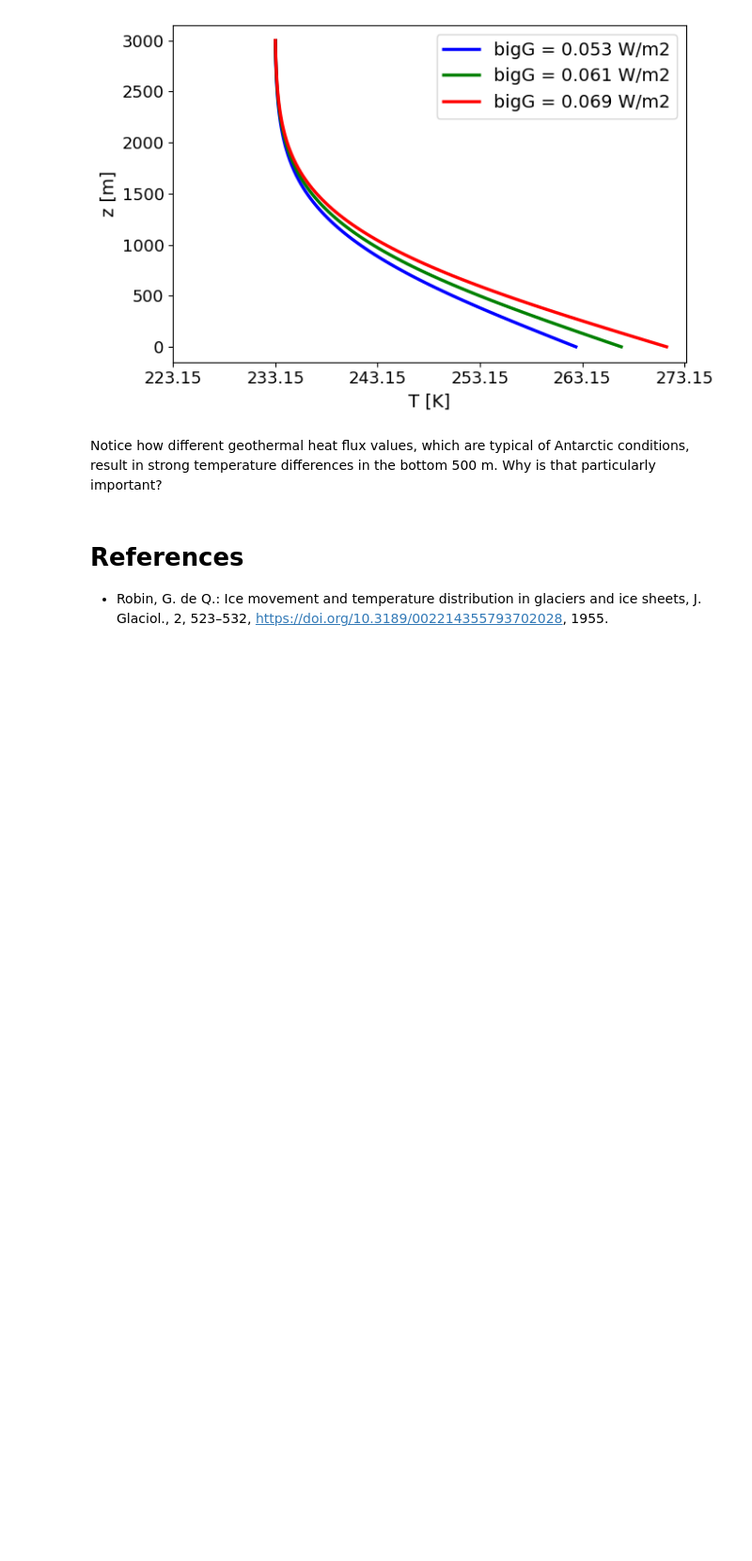
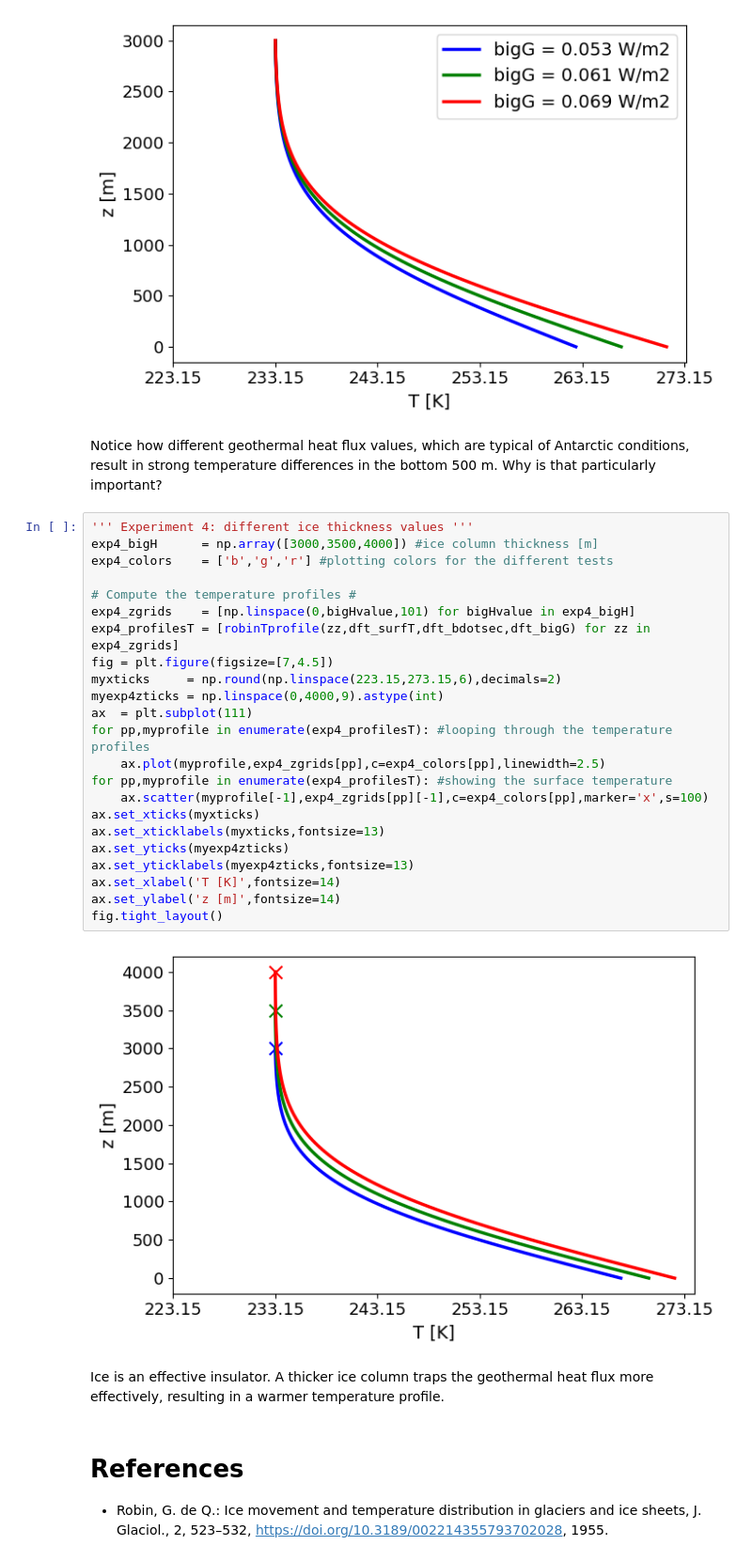
Before and after one commit to vverjans/IceThermodynamics2023, a Jupyter notebook: solutionRobin.ipynb, the cells around one changed output. Shown: that part at 94% size. Drawn from its saved outputs; the diff is of its cells as text; blank space fills up the shorter version.

Commit message:
Adding experiment with different H

```diff
--- a/solutionRobin.ipynb
+++ b/solutionRobin.ipynb
@@ -200,6 +200,33 @@ fig.tight_layout()
 [figure]
 # %% [markdown]
 Notice how different geothermal heat flux values, which are typical of Antarctic conditions, result in strong temperature differences in the bottom 500 m. Why is that particularly important?
+# %%
+''' Experiment 4: different ice thickness values '''
+exp4_bigH      = np.array([3000,3500,4000]) #ice column thickness [m]
+exp4_colors    = ['b','g','r'] #plotting colors for the different tests
+
+# Compute the temperature profiles #
+exp4_zgrids    = [np.linspace(0,bigHvalue,101) for bigHvalue in exp4_bigH]
+exp4_profilesT = [robinTprofile(zz,dft_surfT,dft_bdotsec,dft_bigG) for zz in exp4_zgrids]
+fig = plt.figure(figsize=[7,4.5])
+myxticks     = np.round(np.linspace(223.15,273.15,6),decimals=2)
+myexp4zticks = np.linspace(0,4000,9).astype(int)
+ax  = plt.subplot(111)
+for pp,myprofile in enumerate(exp4_profilesT): #looping through the temperature profiles
+    ax.plot(myprofile,exp4_zgrids[pp],c=exp4_colors[pp],linewidth=2.5)
+for pp,myprofile in enumerate(exp4_profilesT): #showing the surface temperature
+    ax.scatter(myprofile[-1],exp4_zgrids[pp][-1],c=exp4_colors[pp],marker='x',s=100)
+ax.set_xticks(myxticks)
+ax.set_xticklabels(myxticks,fontsize=13)
+ax.set_yticks(myexp4zticks)
+ax.set_yticklabels(myexp4zticks,fontsize=13)
+ax.set_xlabel('T [K]',fontsize=14)
+ax.set_ylabel('z [m]',fontsize=14)
+fig.tight_layout()
+# %% [output]
+[figure, added]
+# %% [markdown]
+Ice is an effective insulator. A thicker ice column traps the geothermal heat flux more effectively, resulting in a warmer temperature profile.
 # %% [markdown]
 # References
 - Robin, G. de Q.: Ice movement and temperature distribution in glaciers and ice sheets, J. Glaciol., 2, 523–532, https://doi.org/10.3189/002214355793702028, 1955.
```
Also changed, not shown: parts of 2 cells of this notebook.
